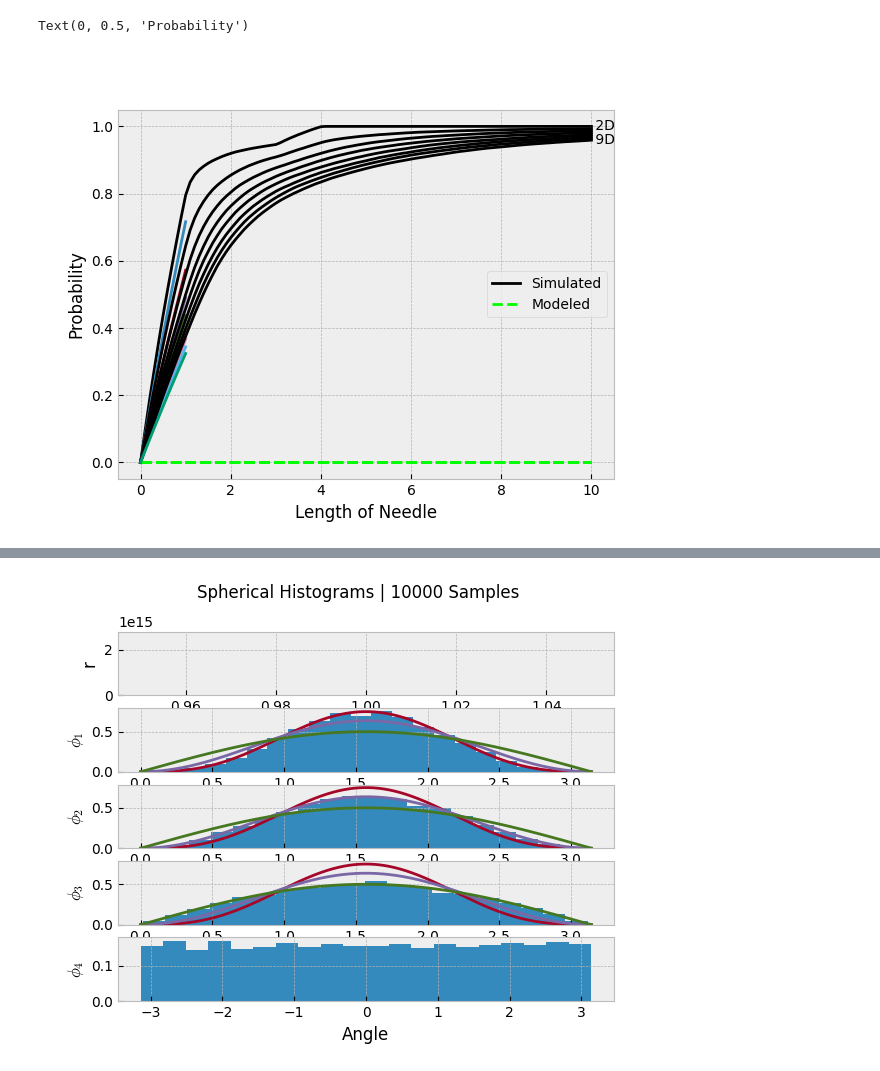
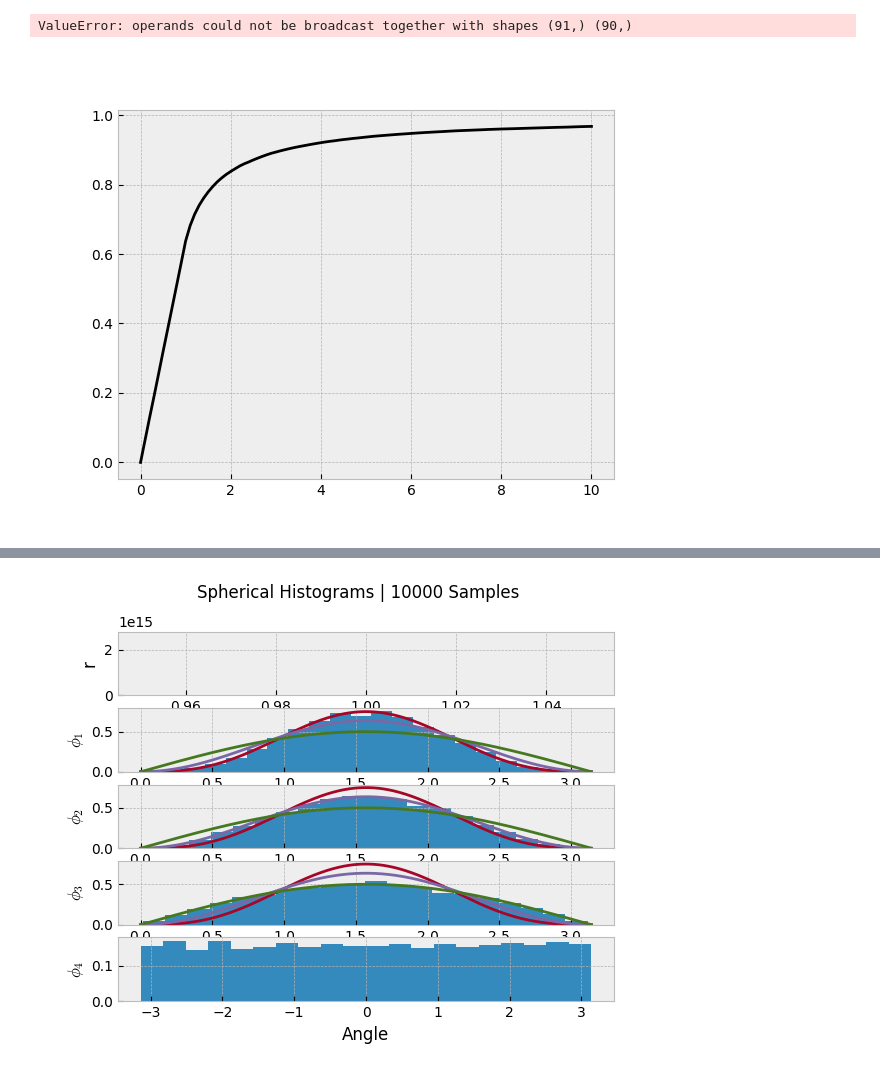
Before and after one commit to aechoi/buffon_extension, a Jupyter notebook: src/demo_notebook.ipynb, the cells around one changed output, grey strips where cells are left out. Cells and saved outputs as stored; diff of their text form; code cells hidden in the pictures.

```diff
--- a/src/demo_notebook.ipynb
+++ b/src/demo_notebook.ipynb
@@ -17,45 +50,41 @@ tau = np.pi*2
 # %%
+# Probability Given multiple sets of hyperplanes
 importlib.reload(sampling)
 importlib.reload(modeling)
 
 samples = 100000
 dims = np.arange(2, 10, 1)
 lengths = np.linspace(0, 10, 101)
-hyperplanes = 2
-spacing = np.arange(hyperplanes) + 1
-spacing = np.array([1, 4])
+hyperplanes = 1
+spacing = np.array([1])
 c = 1
 
 fig, ax = plt.subplots()
 for idx, dim in enumerate(tqdm(dims)):
 
-    xs = np.random.random((samples, dim))
-    hypersphere = sampling.get_samples_gaussian(samples, dim)
     sim_probs = sampling.get_sim_prob_ge(samples, dim, lengths, c, hyperplanes, spacing)
-    # sim_probs = sampling.get_sim_prob_e(samples, dim, lengths, c, hyperplanes, spacing)
-
     ax.plot(lengths, sim_probs, "k")
 
     probabilities = modeling.prob_of_crossing_vs_length(lengths, dim, c, hyperplanes, spacing)
     ax.plot(lengths, probabilities, "--", color=(0,1,0))
 
     r_ml = lengths[lengths<=min(spacing)]
     if dim%2 == 0:
         modeled_prob_m = r_ml/spacing[0]/np.pi*spec.beta(dim/2, 0.5) + r_ml/spacing[1]/np.pi*spec.beta(dim/2, 0.5) - 2*r_ml**2/np.pi/dim/spacing[0]/spacing[1]
-    else:
-        modeled_prob_m = r_ml/spacing[0]/np.pi*spec.beta(dim/2, 0.5) + r_ml/spacing[1]/np.pi*spec.beta(dim/2, 0.5) - 2*r_ml**2/np.pi/dim/spacing[0]/spacing[1]
+    # else:
+    #     modeled_prob_m = r_ml/spacing[0]/np.pi*spec.beta(dim/2, 0.5) + r_ml/spacing[1]/np.pi*spec.beta(dim/2, 0.5) - 2**1.5*r_ml**2/np.pi**1.5/dim/spacing[0]/spacing[1]
     ax.plot(r_ml, modeled_prob_m)
 
     if idx==0:
         ax.text(lengths[-1], sim_probs[-1], f" {dim}D", verticalalignment="center")
         ax.legend(["Simulated", "Modeled"])
     # ax.plot(lengths[lengths<1], lengths[lengths<1]*spec.gamma(dim/2)/spec.gamma(0.5)/spec.gamma(dim/2+0.5))
 
 ax.text(lengths[-1], sim_probs[-1], f" {dim}D", verticalalignment="center")
 ax.set_xlabel("Length of Needle")
 ax.set_ylabel("Probability")
 # ax.set_title("Simulated and Modeled Probability \nof at least a Single Crossing in Multiple Dimensions")
 # %% [output]
-Text(0, 0.5, 'Probability')
+ValueError: operands could not be broadcast together with shapes (91,) (90,)
-[figure, old version]
+[figure, new version]
 # %%
```
Also changed, not shown: parts of 3 cells of this notebook, 1 other file.
